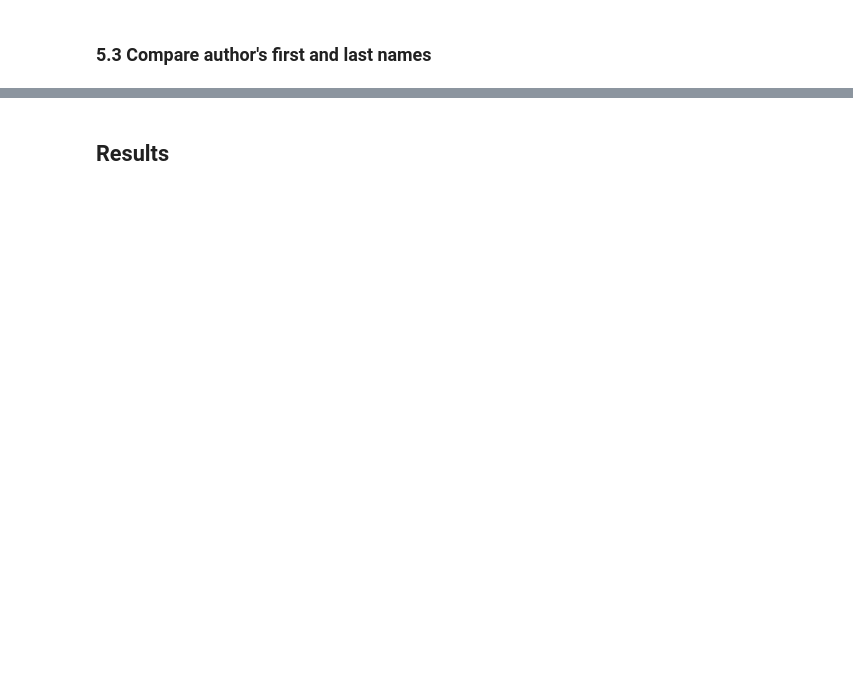
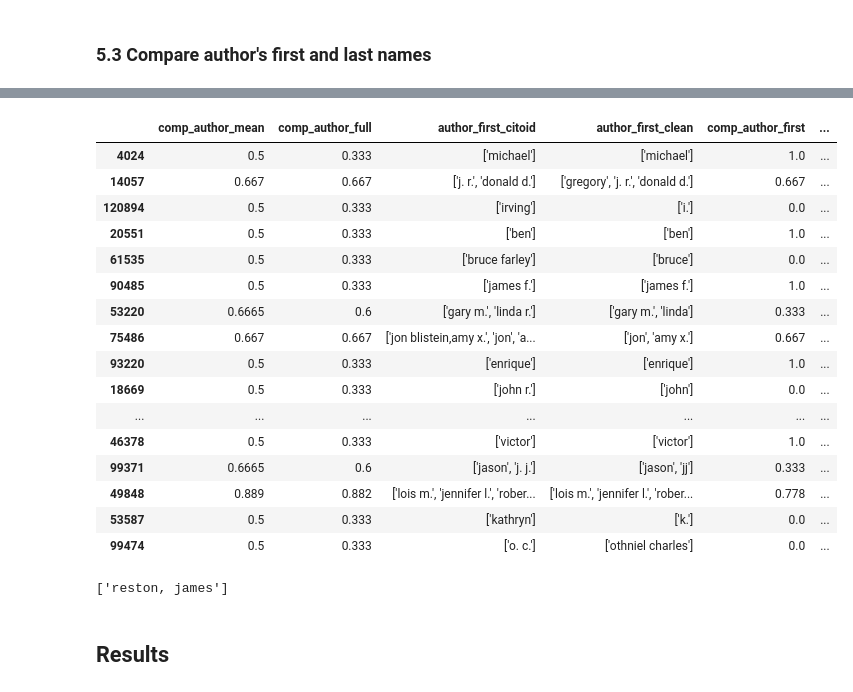
Before and after one commit to hdlabconicet/Web2Cit-research, a Jupyter notebook: understand-citoid-coverage.ipynb, the cells around one changed output, grey strips where cells are left out. Drawn from its saved outputs; the diff is of its cells as text; code cells hidden in the pictures; blank space fills up the shorter version.

Commit message:
compare author

```diff
--- a/understand-citoid-coverage.ipynb
+++ b/understand-citoid-coverage.ipynb
@@ -1385,2 +1472,64 @@ comparison[["pub_date_citoid","pub_date_clean","comp_pub_date"]].sample(6)
+# %%
+### Method 1: collapse all in one list
+# Some preprocessing
+comparison["author_clean_full"] = comparison.apply(
+    lambda row: row["author_first_clean"] + row["author_last_clean"],
+    axis=1
+)
+
+comparison["author_citoid_full"] = comparison.progress_apply(
+    lambda row: row["author_first_citoid"] + row["author_last_citoid"],
+    axis=1
+)
+# %%
+comparison["comp_author_full"] = comparison.progress_apply(
+    lambda row: compare_authors(row["author_citoid_full"], row["author_clean_full"]),
+    axis=1
+)
+# %%
+## Method 2: compare author_first and author_last separately and get average
+
+comparison["comp_author_first"] = comparison.progress_apply(
+    lambda row: compare_authors(row["author_first_citoid"], row["author_first_clean"]),
+    axis=1
+)
+
+comparison["comp_author_last"] = comparison.progress_apply(
+    lambda row: compare_authors(row["author_last_citoid"], row["author_last_clean"]),
+    axis=1
+)
+# %%
+comparison["comp_author_mean"] = (comparison["comp_author_first"] + comparison["comp_author_last"])/2
+# %%
+numeros_normales = [1, 0.5, 0, 0.2, 0.25]
+
+comparison[
+    ["comp_author_mean", "comp_author_full"] +
+    ["author_first_citoid", "author_first_clean", "comp_author_first"] +
+    ["author_last_citoid", "author_last_clean", "comp_author_last"] +
+    ["author_citoid_full", "author_clean_full"]
+].query("comp_author_full not in @numeros_normales").sample(20).applymap(str)
+# %% [output]
+|  | comp_author_mean | comp_author_full | author_first_citoid | author_first_clean | comp_author_first | ... |
+| 4024 | 0.5 | 0.333 | ['michael'] | ['michael'] | 1.0 | ... |
+| 14057 | 0.667 | 0.667 | ['j. r.', 'donald d.'] | ['gregory', 'j. r.', 'donald d.'] | 0.667 | ... |
+| 120894 | 0.5 | 0.333 | ['irving'] | ['i.'] | 0.0 | ... |
+| 20551 | 0.5 | 0.333 | ['ben'] | ['ben'] | 1.0 | ... |
+| 61535 | 0.5 | 0.333 | ['bruce farley'] | ['bruce'] | 0.0 | ... |
+| 90485 | 0.5 | 0.333 | ['james f.'] | ['james f.'] | 1.0 | ... |
+| 53220 | 0.6665 | 0.6 | ['gary m.', 'linda r.'] | ['gary m.', 'linda'] | 0.333 | ... |
+| 75486 | 0.667 | 0.667 | ['jon blistein,amy x.', 'jon', 'a... | ['jon', 'amy x.'] | 0.667 | ... |
+| 93220 | 0.5 | 0.333 | ['enrique'] | ['enrique'] | 1.0 | ... |
+| 18669 | 0.5 | 0.333 | ['john r.'] | ['john'] | 0.0 | ... |
+| ... | ... | ... | ... | ... | ... | ... |
+| 46378 | 0.5 | 0.333 | ['victor'] | ['victor'] | 1.0 | ... |
+| 99371 | 0.6665 | 0.6 | ['jason', 'j. j.'] | ['jason', 'jj'] | 0.333 | ... |
+| 49848 | 0.889 | 0.882 | ['lois m.', 'jennifer l.', 'rober... | ['lois m.', 'jennifer l.', 'rober... | 0.778 | ... |
+| 53587 | 0.5 | 0.333 | ['kathryn'] | ['k.'] | 0.0 | ... |
+| 99474 | 0.5 | 0.333 | ['o. c.'] | ['othniel charles'] | 0.0 | ... |
+# %%
+comparison.loc[30225].author_clean_full
+# %% [output]
+['reston, james']
 # %% [markdown]
 ## Results
```
Also changed, not shown: parts of 13 cells of this notebook.
